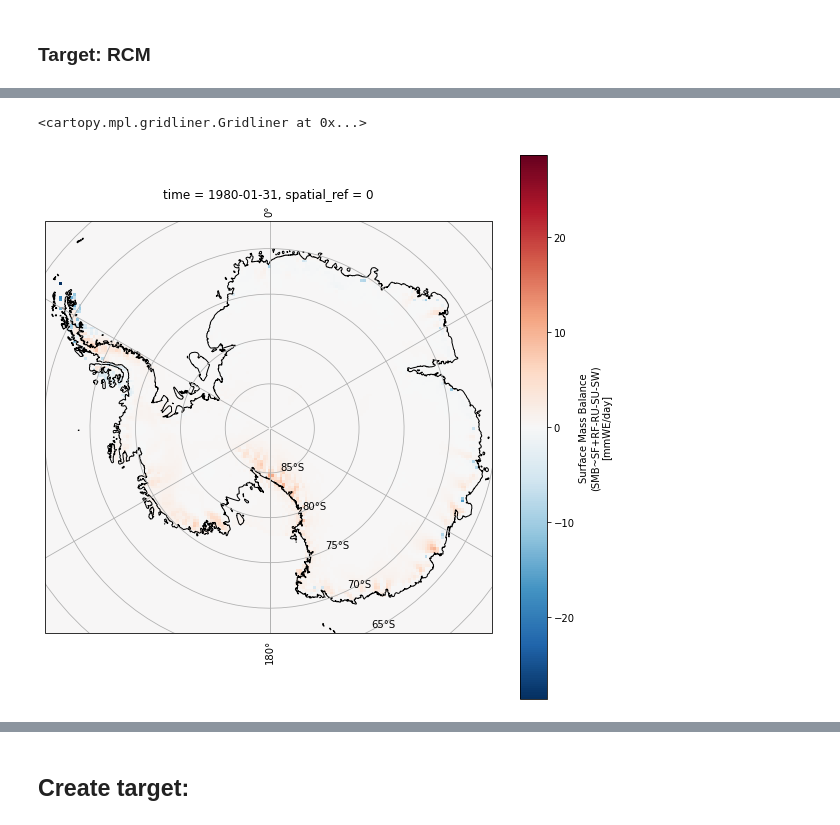
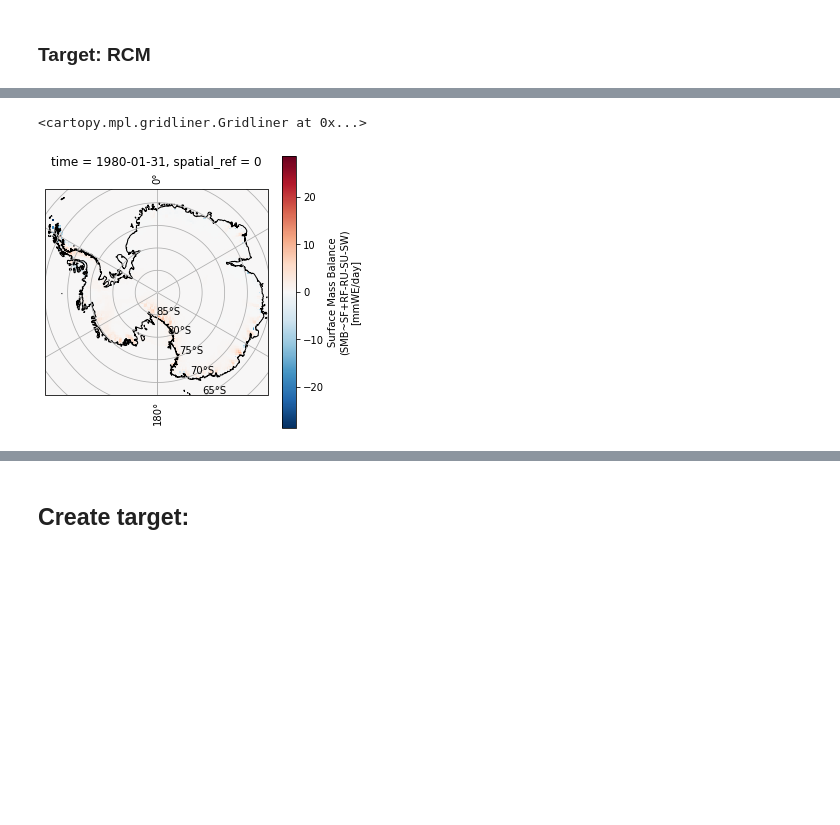
Before and after one commit to marvande/Antarctica-RCM-Emulator, a Jupyter notebook: scr/notebooks/ML_Flow/2-ML_flow.ipynb, the cells around one changed output, grey strips where cells are left out. Cells and saved outputs as stored; diff of their text form; code cells hidden in the pictures; blank space fills up the shorter version.

```diff
--- a/scr/notebooks/ML_Flow/2-ML_flow.ipynb
+++ b/scr/notebooks/ML_Flow/2-ML_flow.ipynb
@@ -114,0 +105,10 @@ SHAPE [nbmonths, x, y, nb_vars]
+# %%
+def cutBoundaries(df, max_x, max_y, lowerHalf = False):
+    df = df.where(df.x < max_x, drop=True)
+    df = df.where(-max_x <= df.x, drop=True)
+    if lowerHalf:
+        df = df.where(df.y < 0, drop=True)
+    else:
+        df = df.where(df.y < max_y, drop=True)
+    df = df.where(-max_y <= df.y, drop=True)
+    return df
@@ -157,6 +249,14 @@ fileTarget = 'MAR(ACCESS1-3)_monthly.nc'
 downloadFileFromGC(pathGC, '', fileTarget)
 target_dataset = xr.open_dataset(fileTarget)
 os.remove(fileTarget)
-target_dataset.dims
+print(target_dataset.dims)
+
+# Cut a small part of on the right that is not too important
+N = 160
+max_x = (N / 2) * 35 * 1000
+max_y = (N / 2) * 35 * 1000
+
+target_dataset = cutBoundaries(target_dataset, max_x, max_y)
+print("New target dimensions:", target_dataset.dims)
 # %% [output]
 Frozen({'time': 1452, 'y': 148, 'x': 176, 'PLEV': 7})
@@ -183,19 +264,13 @@ Data variables:
 # %%
-N = 160
-max_ = (N/2)*35000
+# plot
+fig = plt.figure(figsize=(5, 5))
+ax = plt.subplot(1, 1, 1, projection=ccrs.SouthPolarStereo())
+target_dataset.SMB.isel(time=0).plot(
+    x="x", ax=ax, transform=ccrs.SouthPolarStereo(), add_colorbar=True
+)
 
-resized = target_dataset.where(target_dataset.x< max_, drop = True)
-resized = resized.where(-max_ <= resized.x, drop = True)
-resized = resized.where(target_dataset.y< max_, drop = True)
-resized = resized.where(-max_ <= resized.y, drop = True)
-
-fig = plt.figure(figsize=(10, 10))
-ax = plt.subplot(1 , 1, 1, projection=ccrs.SouthPolarStereo())
-resized.SMB.isel(time = 0).plot(x='x', ax = ax,
-                transform=ccrs.SouthPolarStereo(), add_colorbar=True)
-
-ax.coastlines('10m', color='black')
+ax.coastlines("10m", color="black")
 ax.gridlines(draw_labels=True)
 # %% [output]
 <cartopy.mpl.gridliner.Gridliner at 0x...>
-[figure, old version]
+[figure, new version]
```
Also changed, not shown: parts of 54 cells of this notebook, 4 other files.
